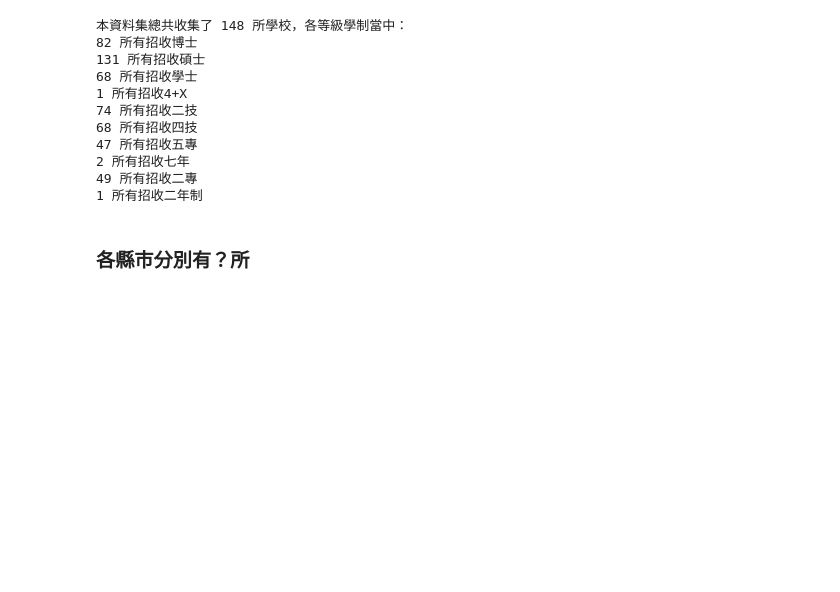
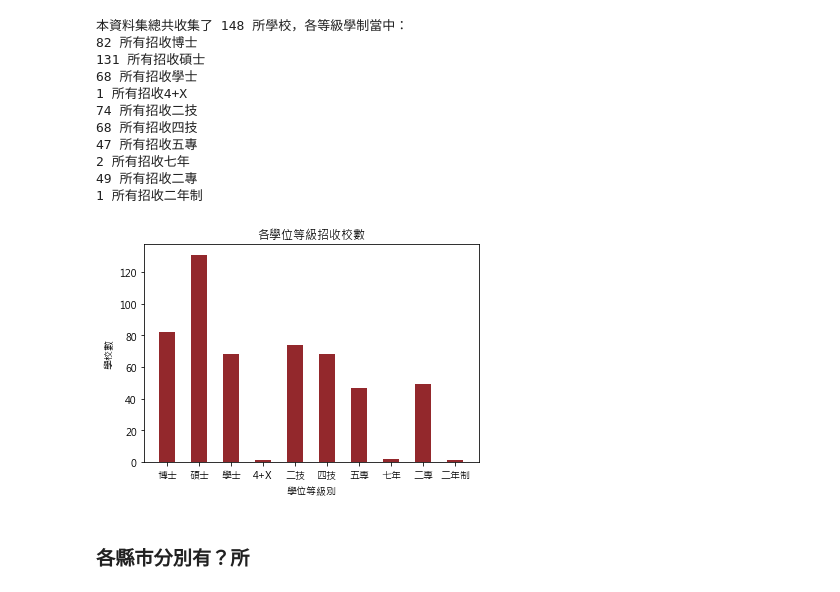
Before and after one commit to whyhugo/LATIA112-1, a Jupyter notebook: data_processing/Lab.ipynb, the cells around one changed output. Drawn from its saved outputs; the diff is of its cells as text; code cells hidden in the pictures; blank space fills up the shorter version.

```diff
--- a/data_processing/Lab.ipynb
+++ b/data_processing/Lab.ipynb
@@ -5,6 +5,9 @@ TA: CSIE 116 王修佑
 ## 讀取資料
 # %%
 import pandas as pd
+import matplotlib.pyplot as plt
+import random
+plt.rc('font', family='Microsoft JhengHei')
 
 df = pd.read_csv('111_student.csv', encoding='utf-8')
 df.isnull().sum().sum() #檢查空值數量
@@ -70,6 +73,19 @@ for degree in degree_list:
 2 所有招收七年
 49 所有招收二專
 1 所有招收二年制
+# %%
+df1 = df.drop_duplicates(subset=['學校名稱', '等級別'])
+count = df1['等級別'].value_counts()
+listx = [x[2:] for x in list(df['等級別'].unique())]
+listy = [count[x] for x in list(df['等級別'].unique())]
+
+plt.bar(listx, listy, width=0.5, color='#93282c')
+plt.title('各學位等級招收校數')
+plt.xlabel('學位等級別')
+plt.ylabel('學校數')
+plt.show()
+# %% [output]
+[figure, added]
 # %% [markdown]
 ### 各縣市分別有？所
 # %%
```
Also changed, not shown: parts of 3 cells of this notebook.
